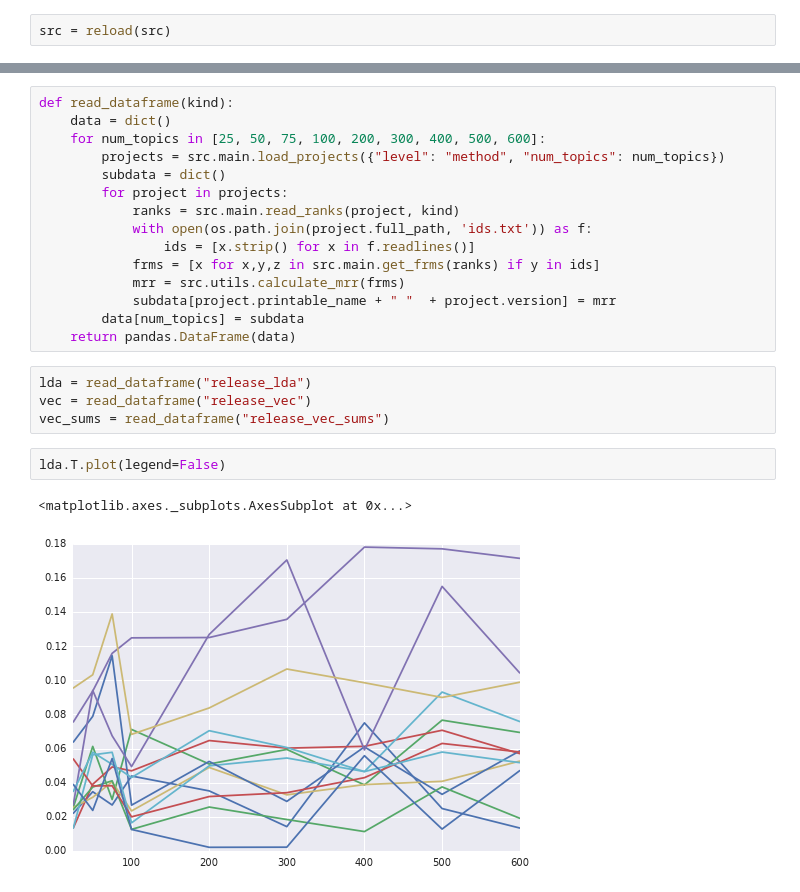
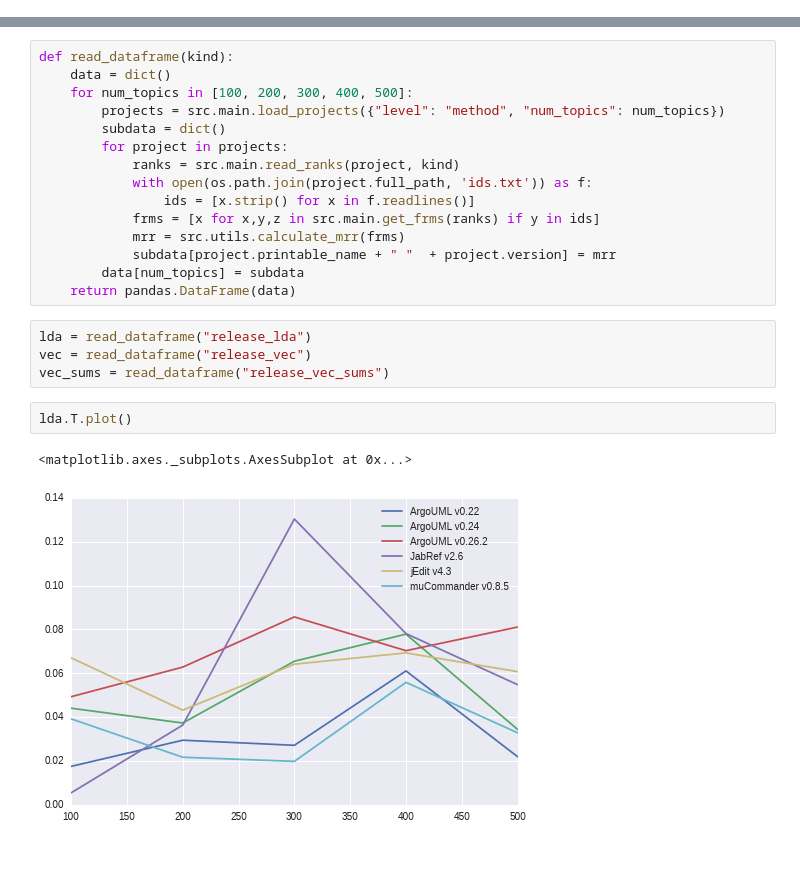
Before and after one commit to cscorley/doc2vec-feature-location, a Jupyter notebook: mrr_graphs.ipynb, the cells around one changed output, grey strips where cells are left out. Cells and saved outputs as stored; diff of their text form; blank space fills up the shorter version.

```diff
--- a/mrr_graphs.ipynb
+++ b/mrr_graphs.ipynb
@@ -2,8 +2,6 @@
 %pylab inline
 # %% [output]
 Populating the interactive namespace from numpy and matplotlib
-# %%
-src = reload(src)
 # %%
 import pandas
 import seaborn
@@ -12,7 +10,7 @@ import os
 # %%
 def read_dataframe(kind):
     data = dict()
-    for num_topics in [25, 50, 75, 100, 200, 300, 400, 500, 600]:
+    for num_topics in [100, 200, 300, 400, 500]:
         projects = src.main.load_projects({"level": "method", "num_topics": num_topics})
         subdata = dict()
         for project in projects:
@@ -29,10 +27,10 @@ lda = read_dataframe("release_lda")
 vec = read_dataframe("release_vec")
 vec_sums = read_dataframe("release_vec_sums")
 # %%
-lda.T.plot(legend=False)
+lda.T.plot()
 # %% [output]
 <matplotlib.axes._subplots.AxesSubplot at 0x...>
-[figure, old version]
+[figure, new version]
 # %%
 lda
 # %% [output]
```
Also changed, not shown: parts of 14 cells of this notebook, 6 other files.
